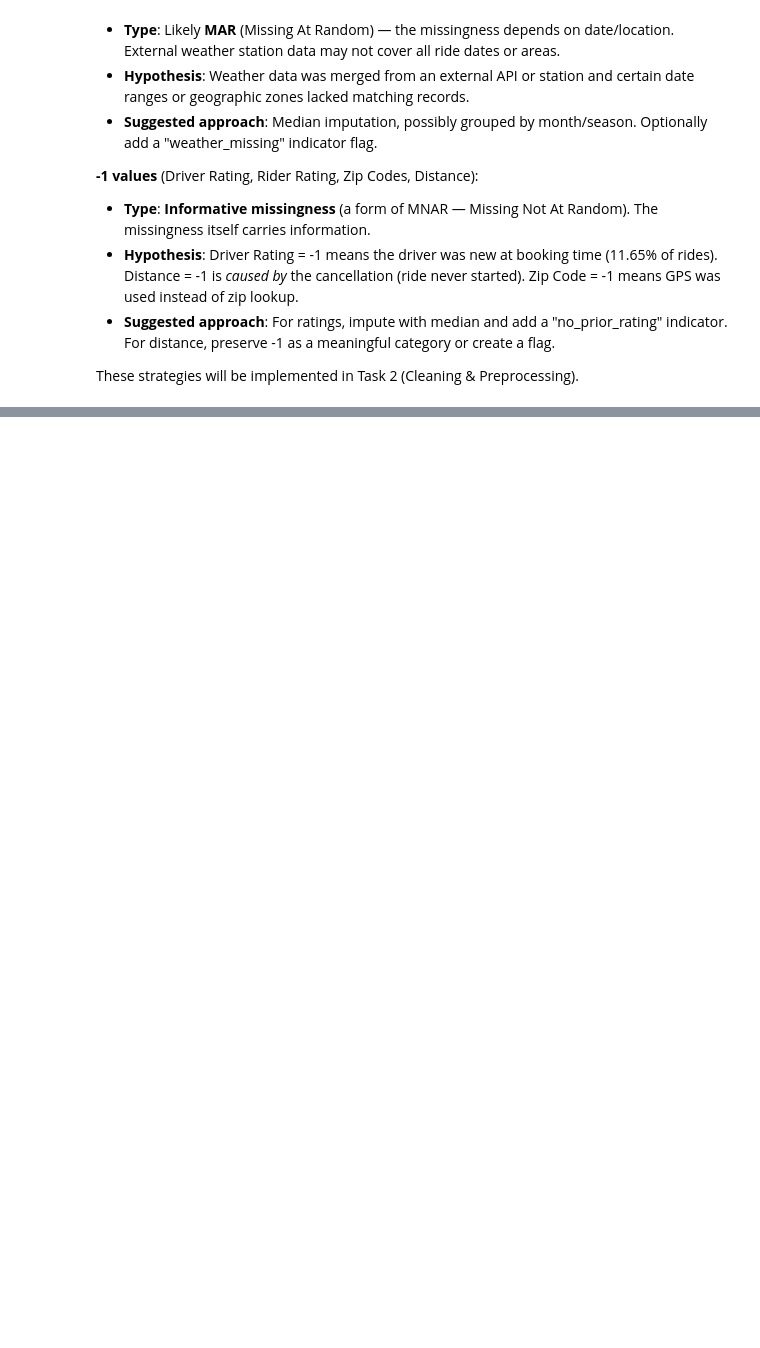
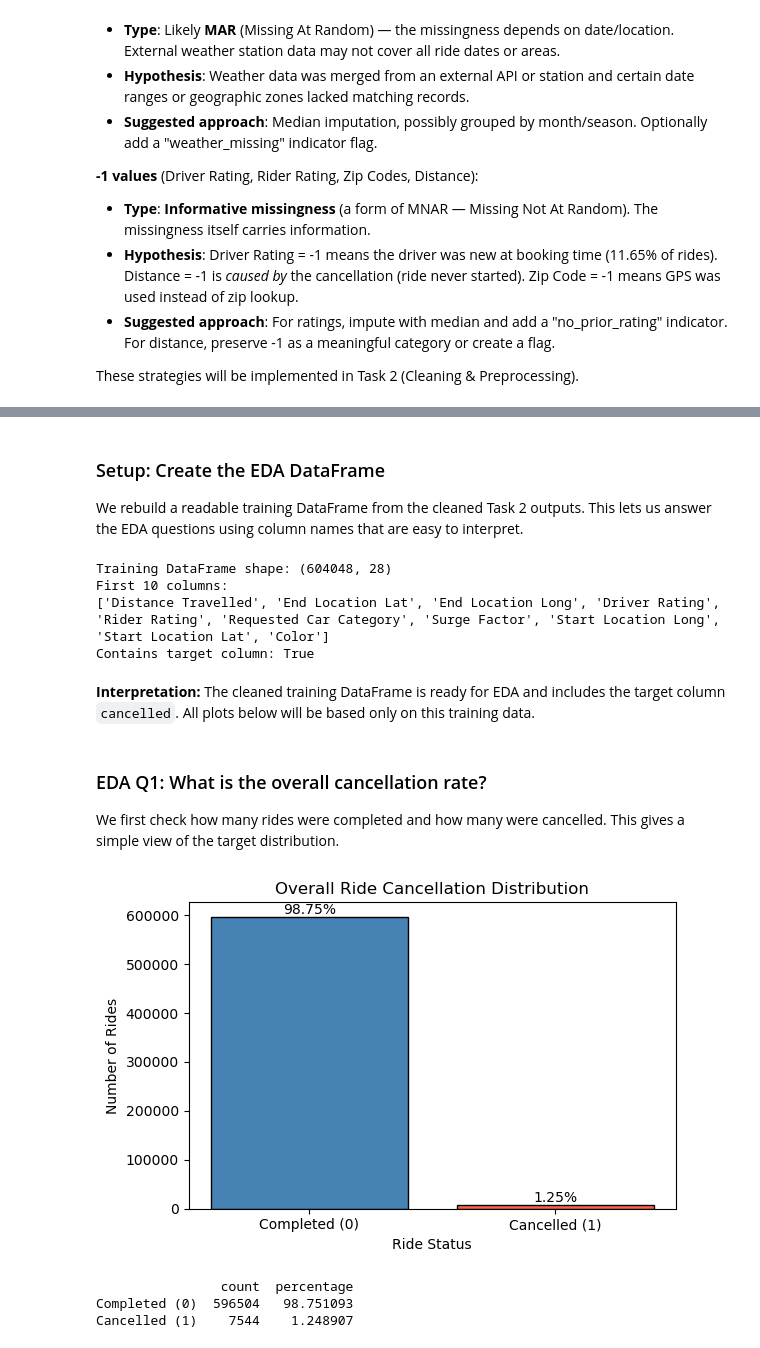
Before and after one commit to Abiali1210/DSAI_Project, a Jupyter notebook: COSC202_Project_notebook.ipynb, the cells around one changed output, grey strips where cells are left out. Saved outputs shown, nothing was run; the diff lists cells and outputs as text; code cells hidden in the pictures; blank space fills up the shorter version.

Commit message:
Task 4

```diff
--- a/COSC202_Project_notebook.ipynb
+++ b/COSC202_Project_notebook.ipynb
@@ -733,0 +741,57 @@ Total features: 767
+# %% [markdown]
+### Setup: Create the EDA DataFrame
+
+We rebuild a readable training DataFrame from the cleaned Task 2 outputs. This lets us answer the EDA questions using column names that are easy to interpret.
+# %%
+import pandas as pd
+import matplotlib.pyplot as plt
+import seaborn as sns
+import numpy as np
+
+train_df = X_train.copy()
+train_df['cancelled'] = y_train.values
+
+print(f"Training DataFrame shape: {train_df.shape}")
+print('First 10 columns:')
+print(train_df.columns[:10].tolist())
+print(f"Contains target column: {'cancelled' in train_df.columns}")
+# %% [output]
+Training DataFrame shape: (604048, 28)
+First 10 columns:
+['Distance Travelled', 'End Location Lat', 'End Location Long', 'Driver Rating', 'Rider Rating', 'Requested Car Category', 'Surge Factor', 'Start Location Long', 'Start Location Lat', 'Color']
+Contains target column: True
+# %% [markdown]
+**Interpretation:** The cleaned training DataFrame is ready for EDA and includes the target column `cancelled`. All plots below will be based only on this training data.
+# %% [markdown]
+### EDA Q1: What is the overall cancellation rate?
+
+We first check how many rides were completed and how many were cancelled. This gives a simple view of the target distribution.
+# %%
+# Distribution of cancelled rides
+cancel_counts = train_df['cancelled'].value_counts().sort_index()
+labels = ['Completed (0)', 'Cancelled (1)']
+percentages = (cancel_counts / cancel_counts.sum()) * 100
+
+fig, ax = plt.subplots(figsize=(6, 4))
+bars = ax.bar(labels, cancel_counts.values, color=['steelblue', 'tomato'], edgecolor='black')
+
+for bar, pct in zip(bars, percentages.values):
+    ax.text(bar.get_x() + bar.get_width()/2, bar.get_height(),
+            f'{pct:.2f}%', ha='center', va='bottom', fontsize=10)
+
+ax.set_title('Overall Ride Cancellation Distribution')
+ax.set_xlabel('Ride Status')
+ax.set_ylabel('Number of Rides')
+plt.tight_layout()
+plt.show()
+
+summary_q1 = pd.DataFrame({
+    'count': cancel_counts.values,
+    'percentage': percentages.values
+}, index=labels)
+print(summary_q1)
+# %% [output]
+[figure, added]
+                count  percentage
+Completed (0)  596504   98.751093
+Cancelled (1)    7544    1.248907
```
Also changed, not shown: parts of 126 cells of this notebook, 4 other files.
